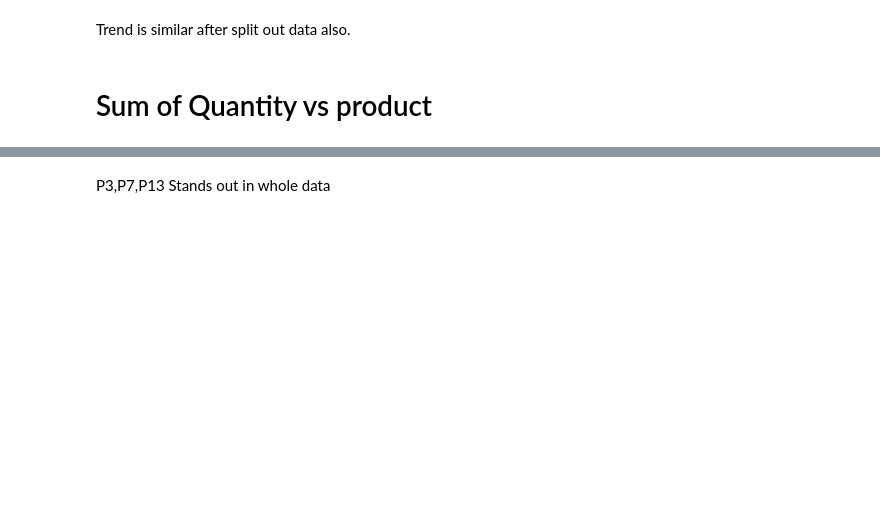
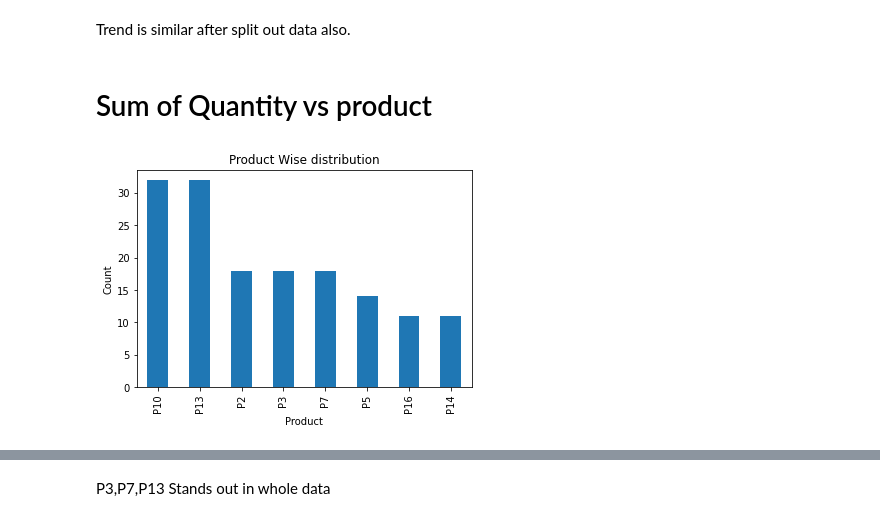
Before and after one commit to sha863/Forecast-Data-Analysis, a Jupyter notebook: Forecast_data_analysis.ipynb, the cells around one changed output, grey strips where cells are left out. Cells and saved outputs as stored; diff of their text form; code cells hidden in the pictures; blank space fills up the shorter version.

```diff
--- a/Forecast_data_analysis.ipynb
+++ b/Forecast_data_analysis.ipynb
@@ -218,6 +218,11 @@ px.histogram(data_2019,y='Location',x='Quantity')
 Trend is similar after split out data also.
 # %% [markdown]
 # Sum of Quantity vs product
+# %%
+data.Product.value_counts().plot(kind='bar',title='Product Wise distribution', xlabel='Product', ylabel='Count')
+plt.show()
+# %% [output]
+[figure, added]
 # %%
 px.histogram(data,y='Product',x='Quantity')
 # %% [output]
```
Also changed, not shown: parts of 33 cells of this notebook.
